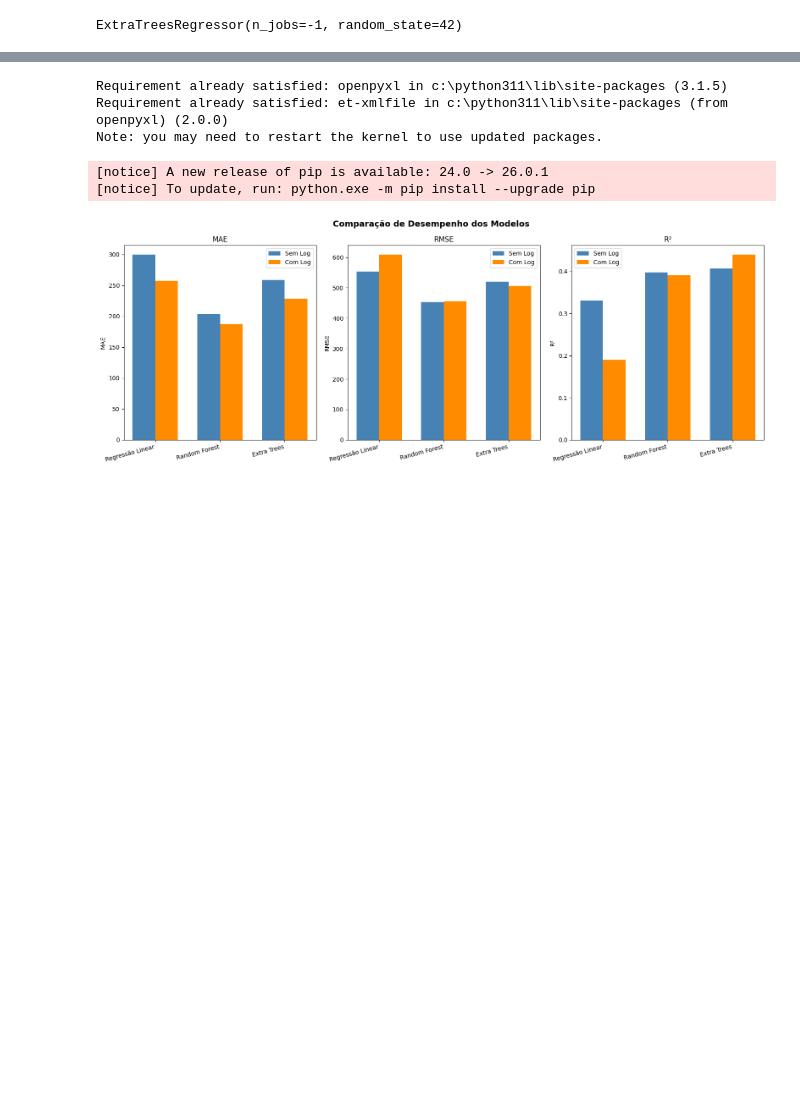
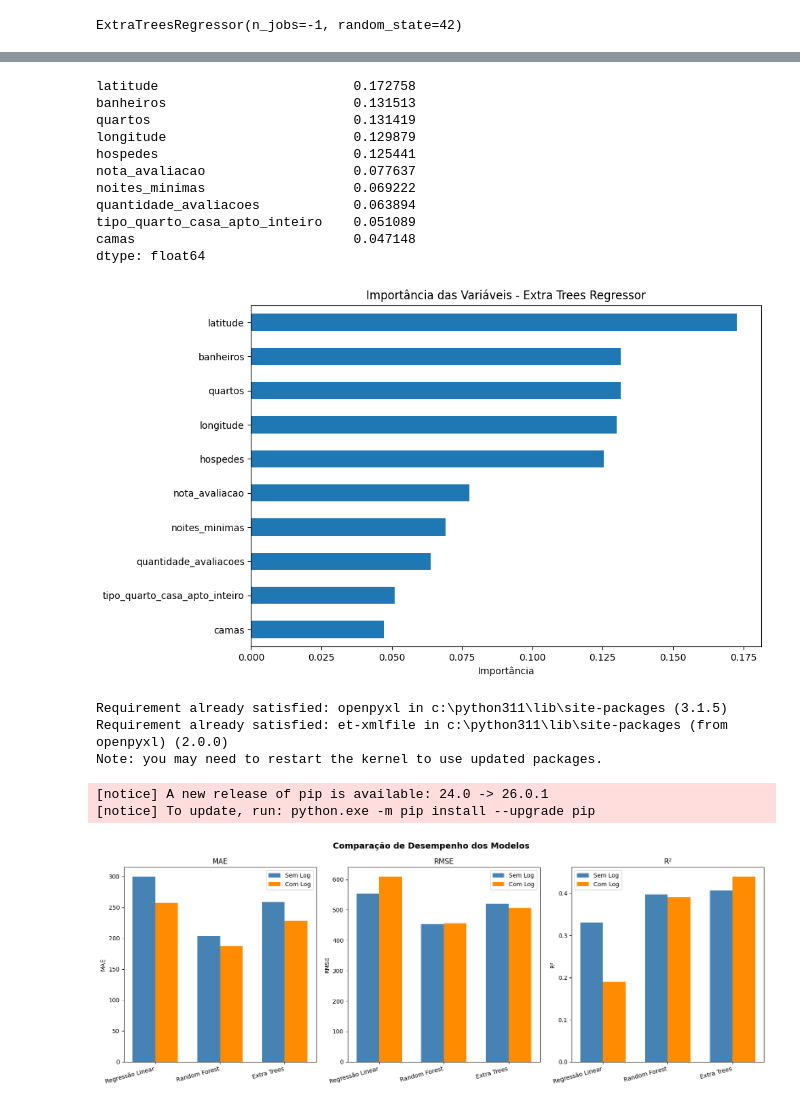
Before and after one commit to anacamorims/projeto-academy, a Jupyter notebook: extra-trees.ipynb, the cells around one changed output, grey strips where cells are left out. Drawn from its saved outputs; the diff is of its cells as text; code cells hidden in the pictures; blank space fills up the shorter version.

Commit message:
gráfico de importâncias modelo reduzido com log

```diff
--- a/extra-trees.ipynb
+++ b/extra-trees.ipynb
@@ -1144,7 +1149,7 @@ top_features = importancias.head(10).index.tolist()
 X = X[top_features]
 # %%
 X_train, X_test, y_train, y_test = train_test_split(
-    X, y, test_size=0.4, random_state=42
+    X, y, test_size=0.3, random_state=42
 )
 #separa entre train/test novamente
 # %%
@@ -1172,3 +1177,31 @@ R²: 0.4435066743113255
+# %%
+importancias_reduzido = pd.Series(
+    modelo.feature_importances_,
+    index=X.columns
+).sort_values(ascending=False)
+
+print(importancias_reduzido)
+
+plt.figure(figsize=(10,6))
+importancias_reduzido.plot(kind='barh')
+plt.title("Importância das Variáveis - Extra Trees Regressor")
+plt.gca().invert_yaxis()
+plt.xlabel("Importância")
+plt.tight_layout()
+plt.show()
+# %% [output]
+latitude                         0.172758
+banheiros                        0.131513
+quartos                          0.131419
+longitude                        0.129879
+hospedes                         0.125441
+nota_avaliacao                   0.077637
+noites_minimas                   0.069222
+quantidade_avaliacoes            0.063894
+tipo_quarto_casa_apto_inteiro    0.051089
+camas                            0.047148
+dtype: float64
+[figure, added]
 # %%
 %pip install openpyxl
 # %% [output]
```
Also changed, not shown: parts of 15 cells of this notebook.
